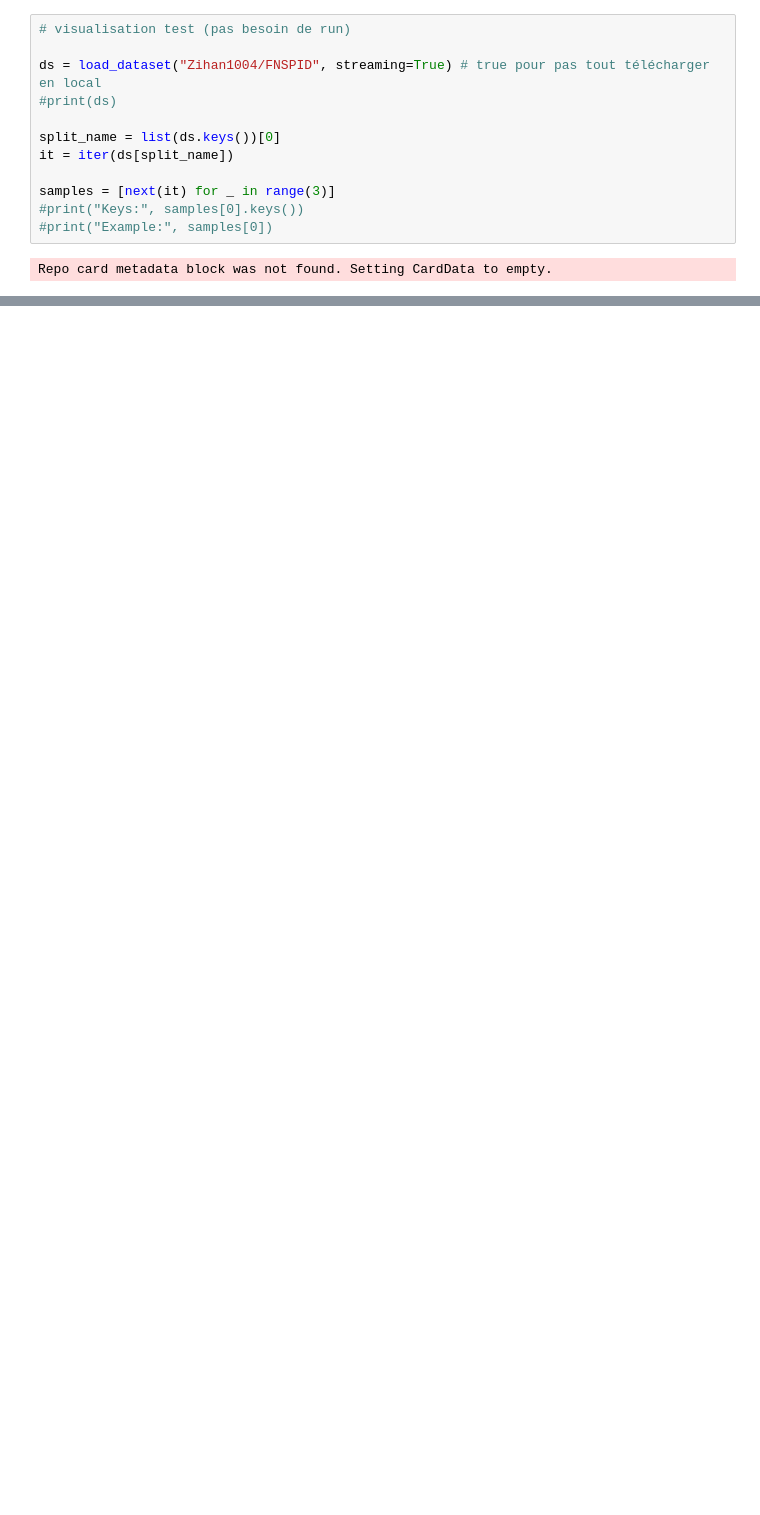
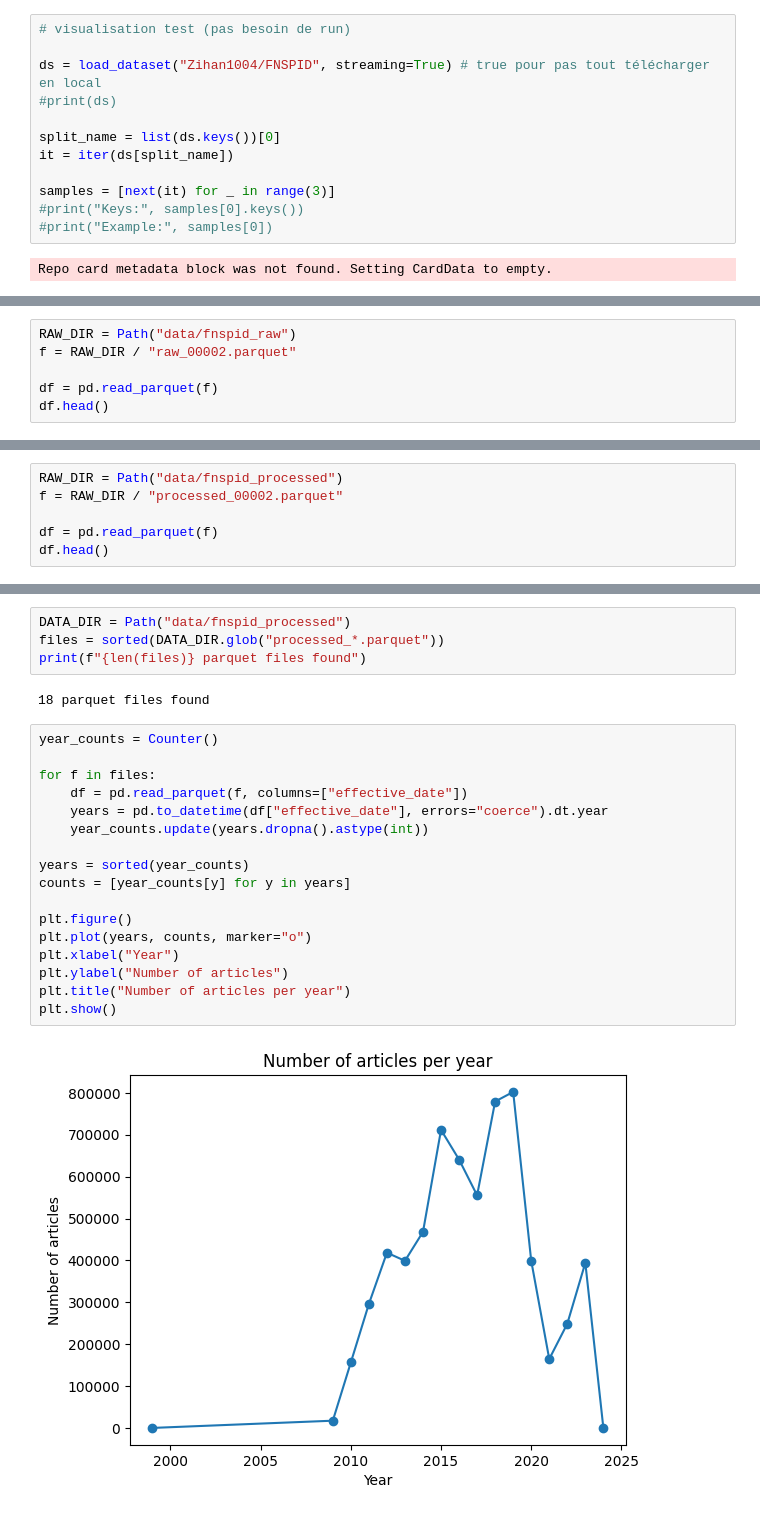
Before and after one commit to BRamesh02/Modality-aware-transformer, a Jupyter notebook: text_data.ipynb, the cells around one changed output, grey strips where cells are left out. Drawn from its saved outputs; the diff is of its cells as text; blank space fills up the shorter version.

```diff
--- a/text_data.ipynb
+++ b/text_data.ipynb
@@ -66,0 +63,6 @@ print(hours)
+# %%
+RAW_DIR = Path("data/fnspid_raw")
+f = RAW_DIR / "raw_00002.parquet"
+
+df = pd.read_parquet(f)
+df.head()
@@ -66,0 +391,6 @@ print(hours)
+# %%
+RAW_DIR = Path("data/fnspid_processed")
+f = RAW_DIR / "processed_00002.parquet"
+
+df = pd.read_parquet(f)
+df.head()
@@ -66,0 +404,25 @@ print(hours)
+# %%
+DATA_DIR = Path("data/fnspid_processed")
+files = sorted(DATA_DIR.glob("processed_*.parquet"))
+print(f"{len(files)} parquet files found")
+# %% [output]
+18 parquet files found
+# %%
+year_counts = Counter()
+
+for f in files:
+    df = pd.read_parquet(f, columns=["effective_date"])
+    years = pd.to_datetime(df["effective_date"], errors="coerce").dt.year
+    year_counts.update(years.dropna().astype(int))
+
+years = sorted(year_counts)
+counts = [year_counts[y] for y in years]
+
+plt.figure()
+plt.plot(years, counts, marker="o")
+plt.xlabel("Year")
+plt.ylabel("Number of articles")
+plt.title("Number of articles per year")
+plt.show()
+# %% [output]
+[figure, added]
```
Also changed, not shown: parts of 19 cells of this notebook, 2 other files.
